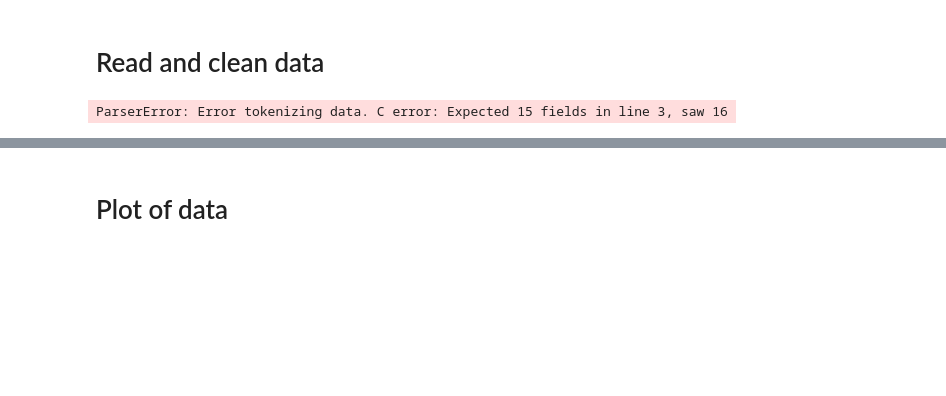
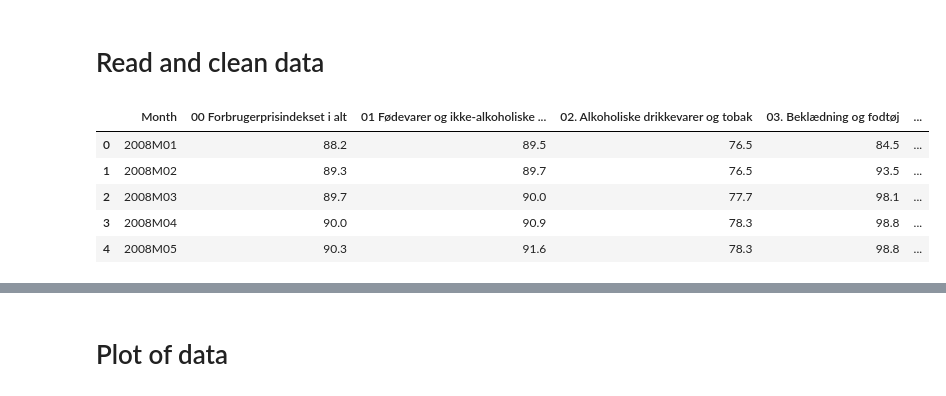
Before and after one commit to NumEconCopenhagen/projects-2024-econ-jyderne, a Jupyter notebook: dataproject/dataproject.ipynb, the cells around one changed output, grey strips where cells are left out. Saved outputs shown, nothing was run; the diff lists cells and outputs as text; code cells hidden in the pictures; blank space fills up the shorter version.

```diff
--- a/dataproject/dataproject.ipynb
+++ b/dataproject/dataproject.ipynb
@@ -23,11 +23,16 @@ The autoreload extension is already loaded. To reload it, use:
 # Read and clean data
 # %%
 # Importing csv data
-csv_file_path = "FPI_KEY_2008_FORWARD_UTF8.csv"
-df = pd.read_csv(csv_file_path)
+file_path = "FPI_KEY_2008_FORWARD.xlsx"
+df = pd.read_excel(file_path)
 df.head(5)
 # %% [output]
-ParserError: Error tokenizing data. C error: Expected 15 fields in line 3, saw 16
+|  | Month | 00 Forbrugerprisindekset i alt | 01 Fødevarer og ikke-alkoholiske ... | 02. Alkoholiske drikkevarer og tobak | 03. Beklædning og fodtøj | ... |
+| 0 | 2008M01 | 88.2 | 89.5 | 76.5 | 84.5 | ... |
+| 1 | 2008M02 | 89.3 | 89.7 | 76.5 | 93.5 | ... |
+| 2 | 2008M03 | 89.7 | 90.0 | 77.7 | 98.1 | ... |
+| 3 | 2008M04 | 90.0 | 90.9 | 78.3 | 98.8 | ... |
+| 4 | 2008M05 | 90.3 | 91.6 | 78.3 | 98.8 | ... |
 # %%
 # Extract the first 4 characters from each string in the first column to get the year
 df['Years'] = df[df.columns[0]].apply(lambda x: x[:4])
```
Also changed, not shown: parts of 2 cells of this notebook.
